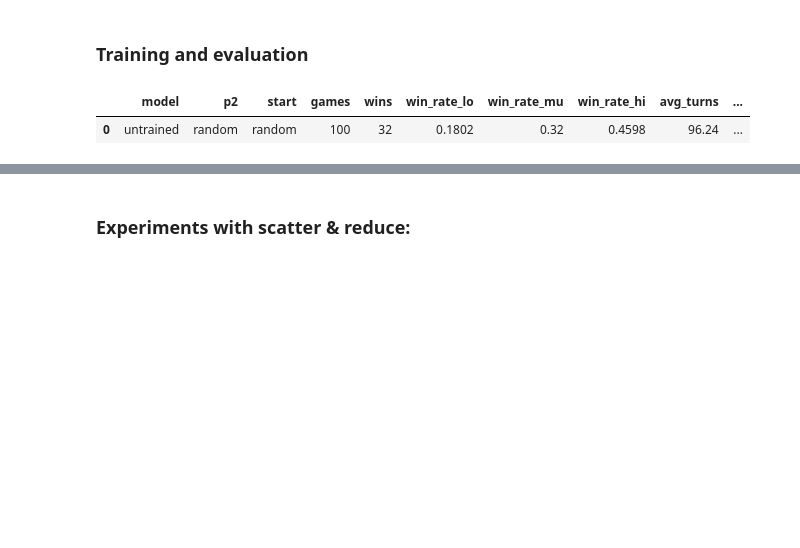
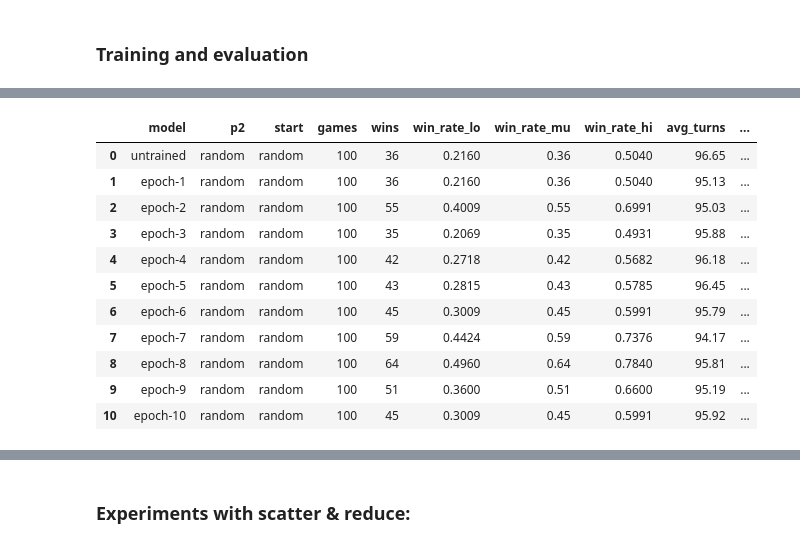
Before and after one commit to chaos-ad/rl-excercises, a Jupyter notebook: backgammon/backgammon.ipynb, the cells around one changed output, grey strips where cells are left out. Cells and saved outputs as stored; diff of their text form; code cells hidden in the pictures; blank space fills up the shorter version.

Commit message:
train with decay in lr and eps, but no consistent advantage seen yet

```diff
--- a/backgammon/backgammon.ipynb
+++ b/backgammon/backgammon.ipynb
@@ -599,7 +599,7 @@ class ReplayBuffer:
 
     def add(self, sample: ReplaySample):
         self.buffer[self.insert_ptr] = sample
-        self.insert_ptr = self.insert_ptr + 1 if self.insert_ptr < len(self.buffer) else 0
+        self.insert_ptr = self.insert_ptr+1 if self.insert_ptr+1 < len(self.buffer) else 0
         self.upper_bound = max(self.insert_ptr, self.upper_bound)
 
     def sample(self, k: int = 1) -> List[ReplaySample]:
@@ -797,26 +820,33 @@ def evaluate(model_name: str, policy: QPolicy, games: int = 100):
     policy.training = prev_training
     return pd.DataFrame(results)
 # %%
-def train_eval_loop(policy: QPolicy, epochs: int = 1000, practice_games: int = 1000, eval_games: int = 100, sync_every: int = 50):
-    epoch_pbar = tqdm.trange(epochs, desc="train/eval epochs")
+def train_eval_loop(
+    policy: QPolicy,
+    epochs: int = 1000,
+    practice_games: int = 1000,
+    eval_games: int = 100,
+    sync_every: int = 50,
+    **kwargs
+):
+    epoch_pbar = tqdm.trange(1, epochs+1, desc="train/eval epochs")
     results = []
     result = evaluate(f"untrained", policy, games=eval_games).loc[0].to_dict()
-    epoch_pbar.set_postfix({"avg_reward": result["avg_reward"], "win_rate": result["win_rate_mu"]})
+    epoch_pbar.set_postfix({"win_rate": result["win_rate_mu"], "avg_reward": result["avg_reward"]})
+    logger.info(f"untrained: win_rate={result['win_rate_mu']:.4%}, avg_reward={result['avg_reward']:.2f}")
     results.append(result)
     for epoch_id in epoch_pbar:
-        avg_loss = practice(policy, games=practice_games, train_every=1, sync_every=sync_every, batch_size=32, show_progress=True)
-        epoch_pbar.set_postfix({"avg_loss": avg_loss, "avg_reward": result["avg_reward"], "win_rate": result["win_rate_mu"]})
+        avg_loss, avg_grad = practice(policy, games=practice_games, train_every=1, sync_every=sync_every, batch_size=32, show_progress=True, **kwargs)
+        epoch_pbar.set_postfix({"win_rate": result["win_rate_mu"], "avg_reward": result["avg_reward"], "avg_loss": avg_loss, "avg_grad": avg_grad})
         result = evaluate(f"epoch-{epoch_id}", policy, games=eval_games).loc[0].to_dict()
+        result["avg_loss"] = avg_loss
+        result["avg_grad"] = avg_grad
         results.append(result)
-        epoch_pbar.set_postfix({"avg_loss": avg_loss, "avg_reward": result["avg_reward"], "win_rate": result["win_rate_mu"]})
+        epoch_pbar.set_postfix({"win_rate": result["win_rate_mu"], "avg_reward": result["avg_reward"], "avg_loss": avg_loss, "avg_grad": avg_grad})
+        logger.info(f"epoch={epoch_id}: win_rate={result['win_rate_mu']:.4%}, avg_reward={result['avg_reward']:.2f}, {avg_loss=:.4f}, {avg_grad=:.4f}")
     results = pd.DataFrame(results)
     return results
 # %%
-nn_player = QPolicy(layers=[32, 64, 32], device="cpu", params={"lr": 0.000001})
+nn_player = QPolicy(layers=[32, 64, 32], device="cpu")
-# %%
-evaluate("untrained", nn_player)
-# %% [output]
-|  | model | p2 | start | games | wins | win_rate_lo | win_rate_mu | win_rate_hi | avg_turns | ... |
-| 0 | untrained | random | random | 100 | 32 | 0.1802 | 0.32 | 0.4598 | 96.24 | ... |
-# %%
-train_eval_loop(nn_player, epochs=100, practice_games=100, eval_games=100)
+# %%
+train_eval_loop(nn_player, epochs=10, practice_games=500, eval_games=100, sync_every=250, lr=0.001, gamma=0.99, grad_clip=10, soft_epsilon=0.5)
+# %% [output]
@@ -822,0 +864,12 @@ train_eval_loop(nn_player, epochs=100, practice_games=100, eval_games=100)
+|  | model | p2 | start | games | wins | win_rate_lo | win_rate_mu | win_rate_hi | avg_turns | ... |
+| 0 | untrained | random | random | 100 | 36 | 0.2160 | 0.36 | 0.5040 | 96.65 | ... |
+| 1 | epoch-1 | random | random | 100 | 36 | 0.2160 | 0.36 | 0.5040 | 95.13 | ... |
+| 2 | epoch-2 | random | random | 100 | 55 | 0.4009 | 0.55 | 0.6991 | 95.03 | ... |
+| 3 | epoch-3 | random | random | 100 | 35 | 0.2069 | 0.35 | 0.4931 | 95.88 | ... |
+| 4 | epoch-4 | random | random | 100 | 42 | 0.2718 | 0.42 | 0.5682 | 96.18 | ... |
+| 5 | epoch-5 | random | random | 100 | 43 | 0.2815 | 0.43 | 0.5785 | 96.45 | ... |
+| 6 | epoch-6 | random | random | 100 | 45 | 0.3009 | 0.45 | 0.5991 | 95.79 | ... |
+| 7 | epoch-7 | random | random | 100 | 59 | 0.4424 | 0.59 | 0.7376 | 94.17 | ... |
+| 8 | epoch-8 | random | random | 100 | 64 | 0.4960 | 0.64 | 0.7840 | 95.81 | ... |
+| 9 | epoch-9 | random | random | 100 | 51 | 0.3600 | 0.51 | 0.6600 | 95.19 | ... |
+| 10 | epoch-10 | random | random | 100 | 45 | 0.3009 | 0.45 | 0.5991 | 95.92 | ... |
```
Also changed, not shown: parts of 9 cells of this notebook.
